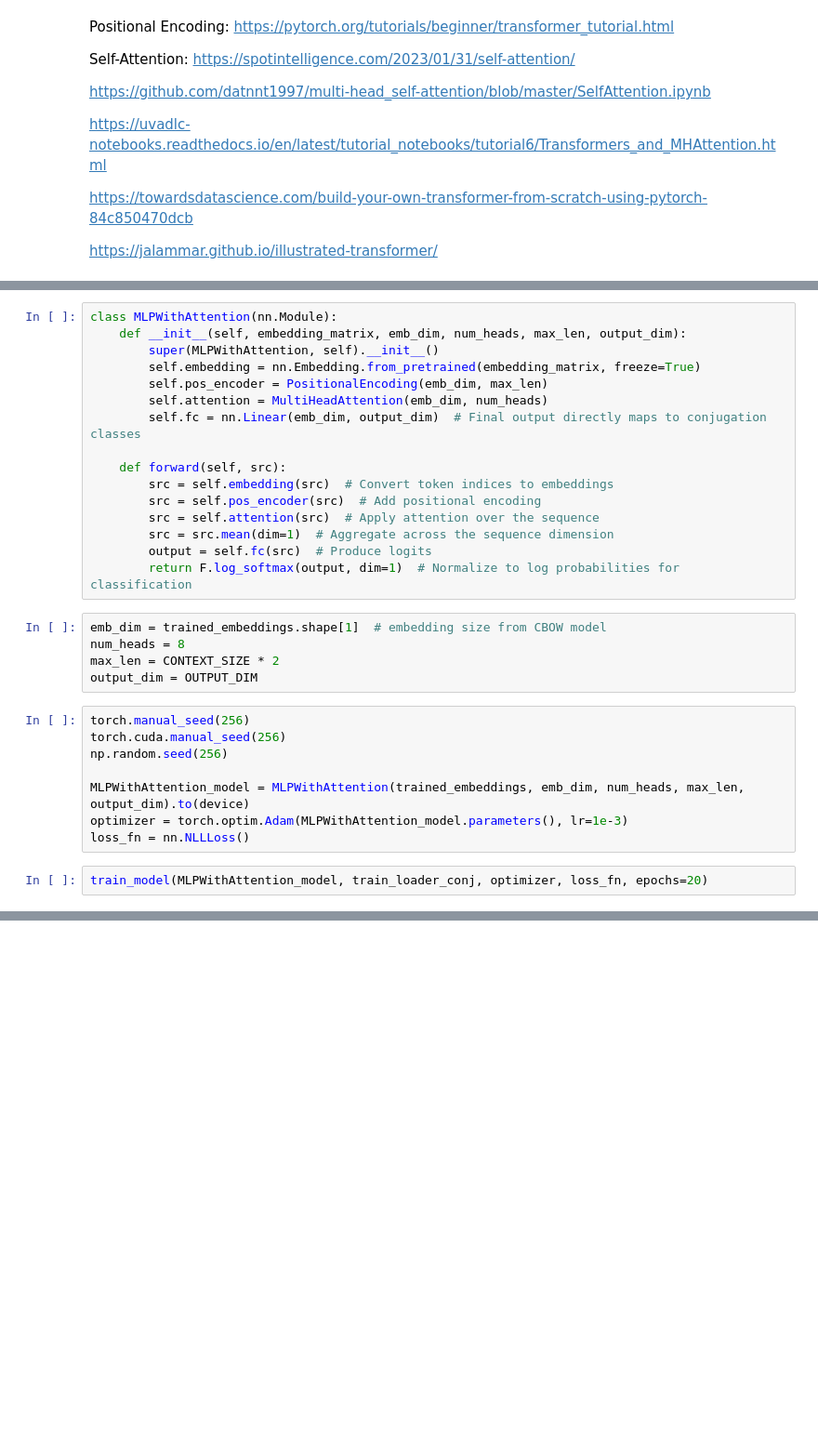
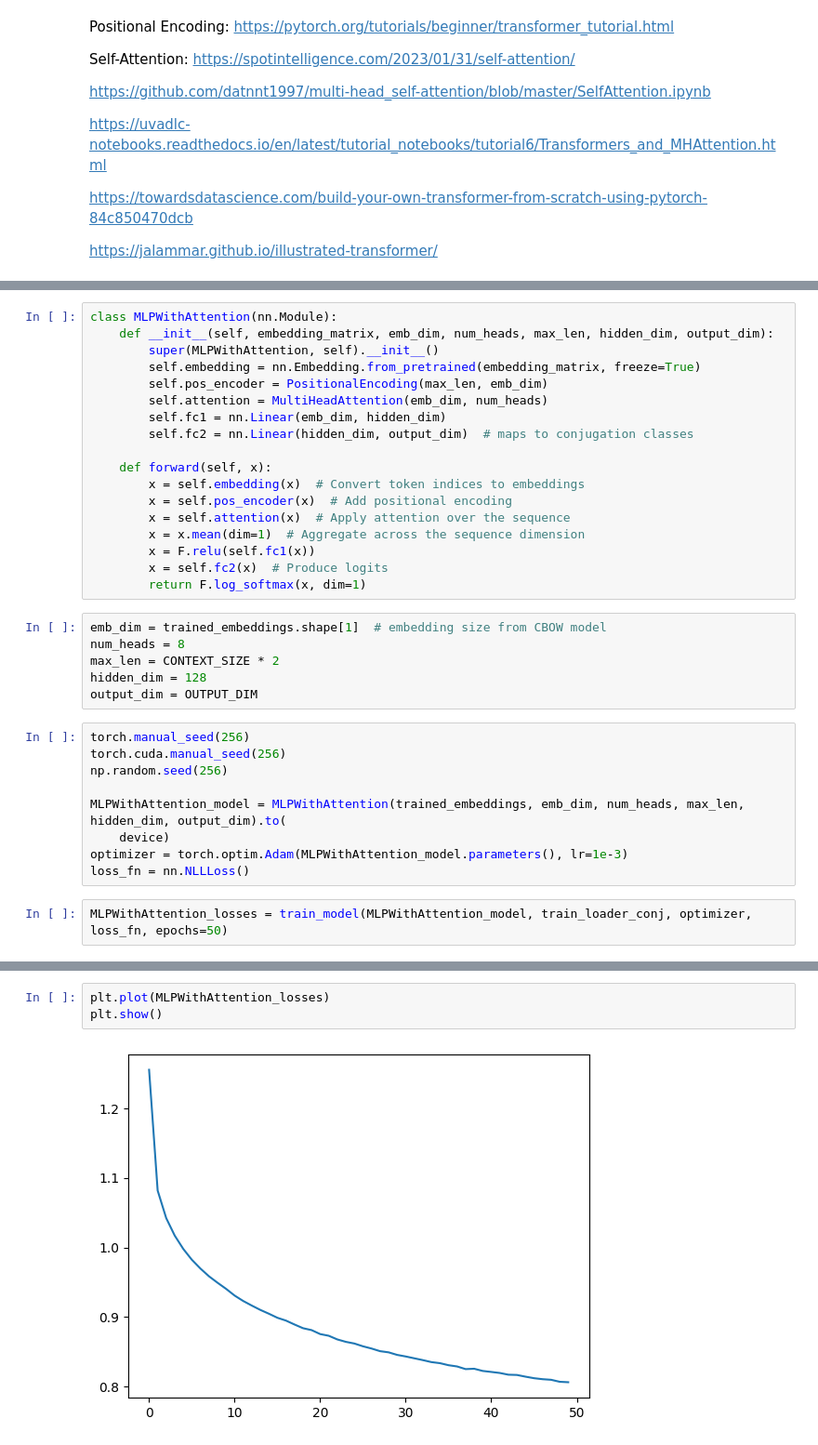
Before and after one commit to kuimetra/deep_learning, a Jupyter notebook: Project 3/main.ipynb, the cells around one changed output, grey strips where cells are left out. Shown at 93% size. Cells and saved outputs as stored; diff of their text form; blank space fills up the shorter version.

Commit message:
MLPWithAttention with 2 fc layers

```diff
--- a/Project 3/main.ipynb
+++ b/Project 3/main.ipynb
@@ -705,33 +705,37 @@ class MultiHeadAttention(nn.Module):
         return output
 # %%
 class MLPWithAttention(nn.Module):
-    def __init__(self, embedding_matrix, emb_dim, num_heads, max_len, output_dim):
+    def __init__(self, embedding_matrix, emb_dim, num_heads, max_len, hidden_dim, output_dim):
         super(MLPWithAttention, self).__init__()
         self.embedding = nn.Embedding.from_pretrained(embedding_matrix, freeze=True)
-        self.pos_encoder = PositionalEncoding(emb_dim, max_len)
+        self.pos_encoder = PositionalEncoding(max_len, emb_dim)
         self.attention = MultiHeadAttention(emb_dim, num_heads)
-        self.fc = nn.Linear(emb_dim, output_dim)  # Final output directly maps to conjugation classes
+        self.fc1 = nn.Linear(emb_dim, hidden_dim)
+        self.fc2 = nn.Linear(hidden_dim, output_dim)  # maps to conjugation classes
 
-    def forward(self, src):
-        src = self.embedding(src)  # Convert token indices to embeddings
-        src = self.pos_encoder(src)  # Add positional encoding
-        src = self.attention(src)  # Apply attention over the sequence
-        src = src.mean(dim=1)  # Aggregate across the sequence dimension
-        output = self.fc(src)  # Produce logits
-        return F.log_softmax(output, dim=1)  # Normalize to log probabilities for classification
+    def forward(self, x):
+        x = self.embedding(x)  # Convert token indices to embeddings
+        x = self.pos_encoder(x)  # Add positional encoding
+        x = self.attention(x)  # Apply attention over the sequence
+        x = x.mean(dim=1)  # Aggregate across the sequence dimension
+        x = F.relu(self.fc1(x))
+        x = self.fc2(x)  # Produce logits
+        return F.log_softmax(x, dim=1)
 # %%
 emb_dim = trained_embeddings.shape[1]  # embedding size from CBOW model
 num_heads = 8
 max_len = CONTEXT_SIZE * 2
+hidden_dim = 128
 output_dim = OUTPUT_DIM
 # %%
 torch.manual_seed(256)
 torch.cuda.manual_seed(256)
 np.random.seed(256)
 
-MLPWithAttention_model = MLPWithAttention(trained_embeddings, emb_dim, num_heads, max_len, output_dim).to(device)
+MLPWithAttention_model = MLPWithAttention(trained_embeddings, emb_dim, num_heads, max_len, hidden_dim, output_dim).to(
+    device)
 optimizer = torch.optim.Adam(MLPWithAttention_model.parameters(), lr=1e-3)
 loss_fn = nn.NLLLoss()
 # %%
-train_model(MLPWithAttention_model, train_loader_conj, optimizer, loss_fn, epochs=20)
+MLPWithAttention_losses = train_model(MLPWithAttention_model, train_loader_conj, optimizer, loss_fn, epochs=50)
 # %% [output]
@@ -782,0 +764,5 @@ Validation Accuracy: 61.31%
+# %%
+plt.plot(MLPWithAttention_losses)
+plt.show()
+# %% [output]
+[figure, added]
```
Also changed, not shown: parts of 4 cells of this notebook.
